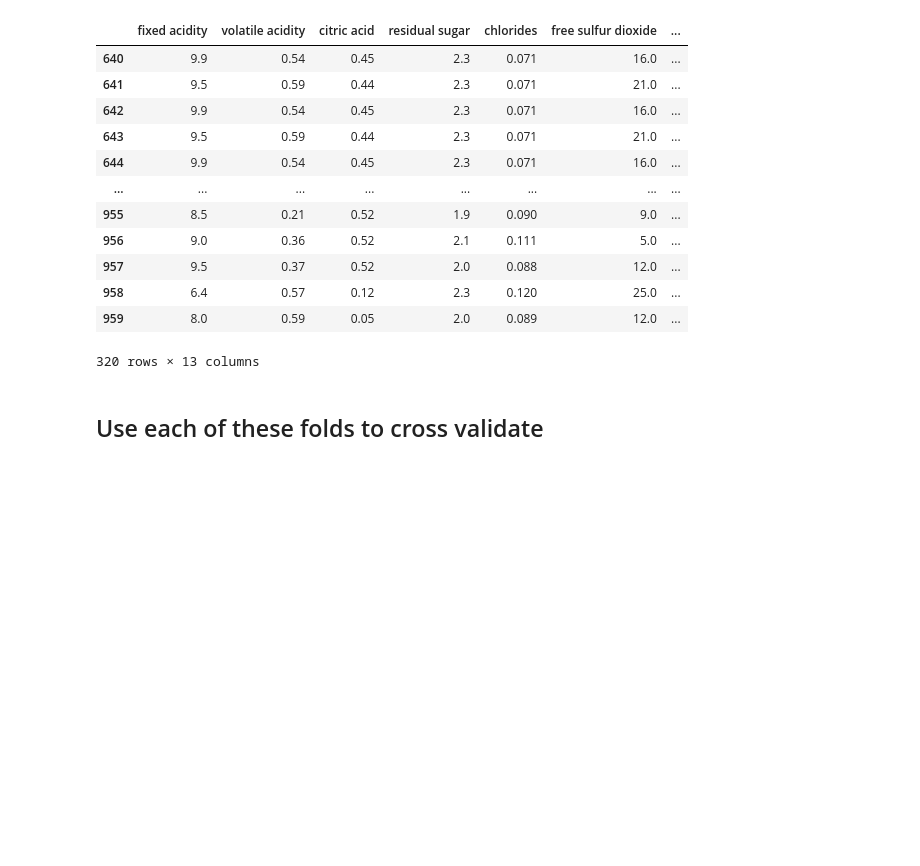
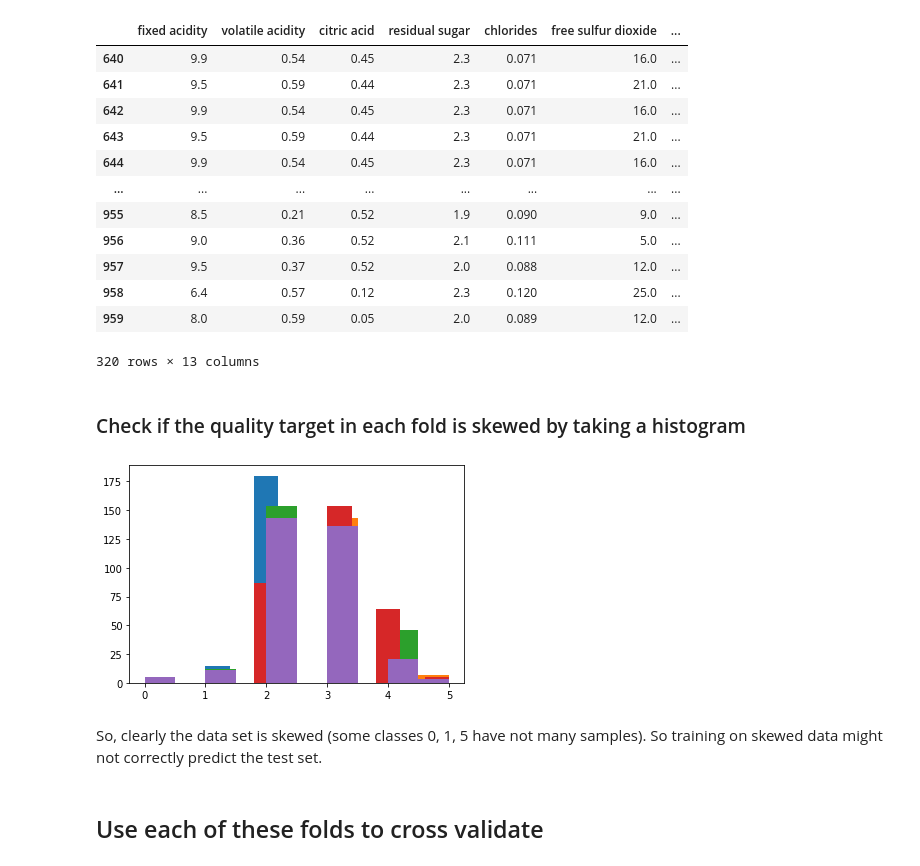
Before and after one commit to thatgeeman/approachingalmost, a Jupyter notebook: chapter1/part3_kfold.ipynb, the cells around one changed output. Saved outputs shown, nothing was run; the diff lists cells and outputs as text; code cells hidden in the pictures; blank space fills up the shorter version.

```diff
--- a/chapter1/part3_kfold.ipynb
+++ b/chapter1/part3_kfold.ipynb
@@ -113,6 +113,15 @@ data[data.kfold==2]
 | 958 | 6.4 | 0.57 | 0.12 | 2.3 | 0.120 | 25.0 | ... |
 | 959 | 8.0 | 0.59 | 0.05 | 2.0 | 0.089 | 12.0 | ... |
 320 rows × 13 columns
+# %% [markdown]
+### Check if the quality target in each fold is skewed by taking a histogram
+# %%
+for fold in range(0,nfolds):
+    plt.hist(data[data.kfold==fold].quality)
+# %% [output]
+[figure, added]
+# %% [markdown]
+So, clearly the data set is skewed (some classes 0, 1, 5 have not many samples). So training on skewed data might not correctly predict the test set.
 # %% [markdown]
 ## Use each of these folds to cross validate
 # %%
```
